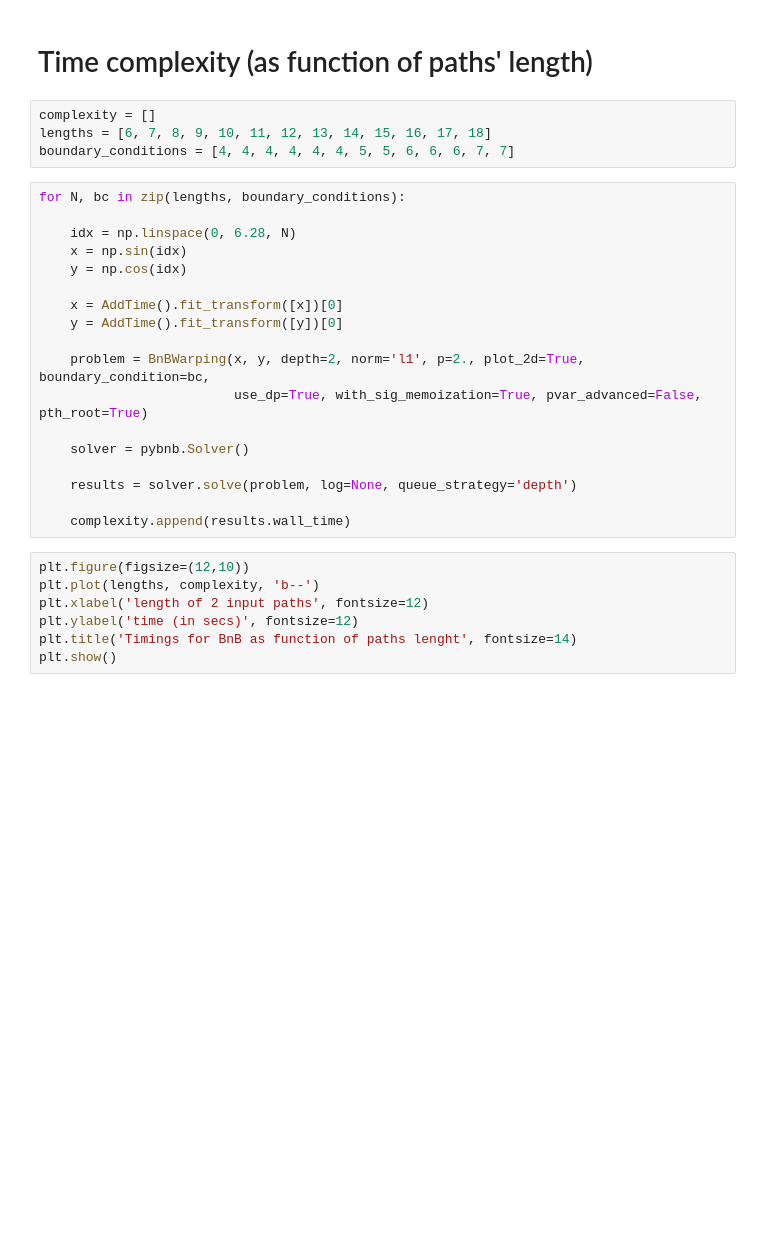
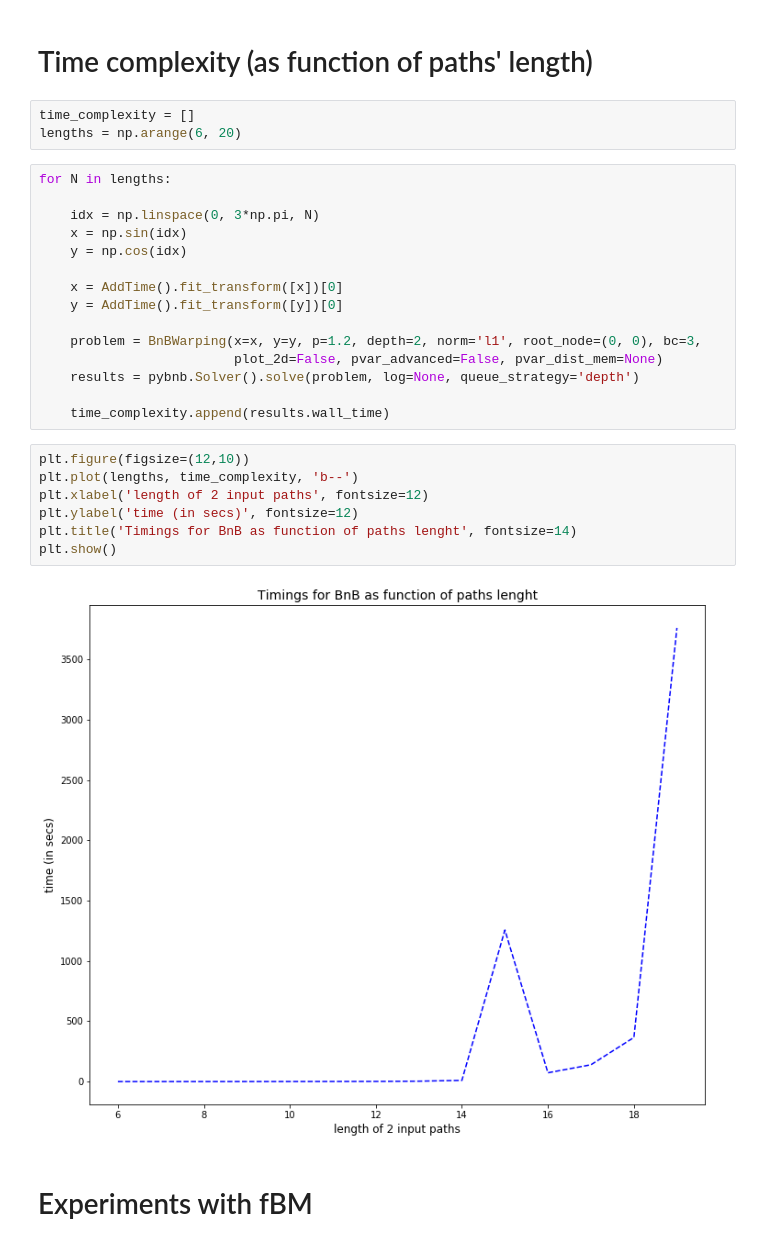
Before and after one commit to mindychen213/warped-p-variation, a Jupyter notebook: Branch-and-Bound/examples/Timings for BnB Warping P-Var Signature distance.ipynb, the cells around one changed output. Cells and saved outputs as stored; diff of their text form; blank space fills up the shorter version.

```diff
--- a/Branch-and-Bound/examples/Timings for BnB Warping P-Var Signature distance.ipynb
+++ b/Branch-and-Bound/examples/Timings for BnB Warping P-Var Signature distance.ipynb
@@ -134,31 +136,31 @@ plt.show()
 # %% [markdown]
 # Time complexity (as function of paths' length)
-# %%
-complexity = []
-lengths = [6, 7, 8, 9, 10, 11, 12, 13, 14, 15, 16, 17, 18]
-boundary_conditions = [4, 4, 4, 4, 4, 4, 5, 5, 6, 6, 6, 7, 7]
+# %%
+time_complexity = []
+lengths = np.arange(6, 20)
 # %%
-for N, bc in zip(lengths, boundary_conditions):
+for N in lengths:
 
-    idx = np.linspace(0, 6.28, N)
+    idx = np.linspace(0, 3*np.pi, N)
     x = np.sin(idx)
     y = np.cos(idx)
 
     x = AddTime().fit_transform([x])[0]
     y = AddTime().fit_transform([y])[0]
 
-    problem = BnBWarping(x, y, depth=2, norm='l1', p=2., plot_2d=True, boundary_condition=bc,
-                         use_dp=True, with_sig_memoization=True, pvar_advanced=False, pth_root=True)
+    problem = BnBWarping(x=x, y=y, p=1.2, depth=2, norm='l1', root_node=(0, 0), bc=3,
+                         plot_2d=False, pvar_advanced=False, pvar_dist_mem=None)
+    results = pybnb.Solver().solve(problem, log=None, queue_strategy='depth')
 
-    solver = pybnb.Solver()
-
-    results = solver.solve(problem, log=None, queue_strategy='depth')
-
-    complexity.append(results.wall_time)
+    time_complexity.append(results.wall_time)
 # %%
 plt.figure(figsize=(12,10))
-plt.plot(lengths, complexity, 'b--')
+plt.plot(lengths, time_complexity, 'b--')
 plt.xlabel('length of 2 input paths', fontsize=12)
 plt.ylabel('time (in secs)', fontsize=12)
 plt.title('Timings for BnB as function of paths lenght', fontsize=14)
 plt.show()
+# %% [output]
+[figure, added]
+# %% [markdown]
+# Experiments with fBM
```
Also changed, not shown: parts of 15 cells of this notebook, 1 other file.
